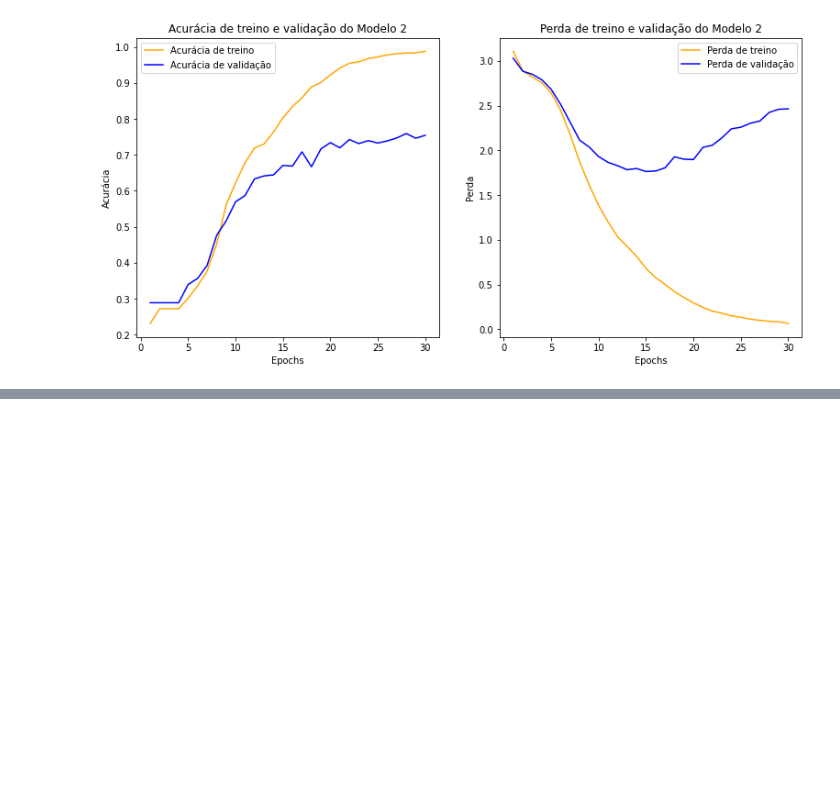
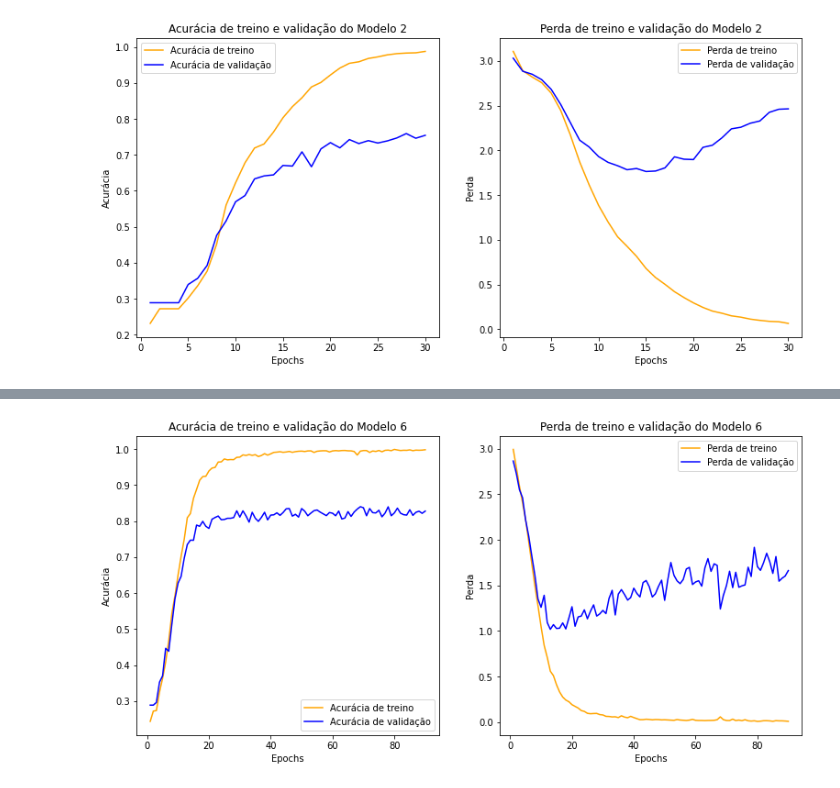
Before and after one commit to chr-lemes/monografia, a Jupyter notebook: Codigo/PrimeiraArquitetura.ipynb, the cells around one changed output, grey strips where cells are left out. Cells and saved outputs as stored; diff of their text form; code cells hidden in the pictures; blank space fills up the shorter version.

```diff
--- a/Codigo/PrimeiraArquitetura.ipynb
+++ b/Codigo/PrimeiraArquitetura.ipynb
@@ -252,0 +532,9 @@ plotar_acuracia_loss(hist_modelo2,"Modelo 2")
+# %%
+modelo6.compile(optimizer = optimizers.Adam(learning_rate = 0.001),
+              loss='categorical_crossentropy',
+              metrics=['accuracy'])
+# %%
+hist_modelo6=modelo6.fit(training_img_char, training_label_char,
+                 epochs=90,
+                 batch_size=256,
+                 validation_data=(validation_img_char, validation_label_char))
@@ -252,0 +562,4 @@ plotar_acuracia_loss(hist_modelo2,"Modelo 2")
+# %%
+plotar_acuracia_loss(hist_modelo6,"Modelo 6")
+# %% [output]
+[figure, added]
```
Also changed, not shown: parts of 27 cells of this notebook.
